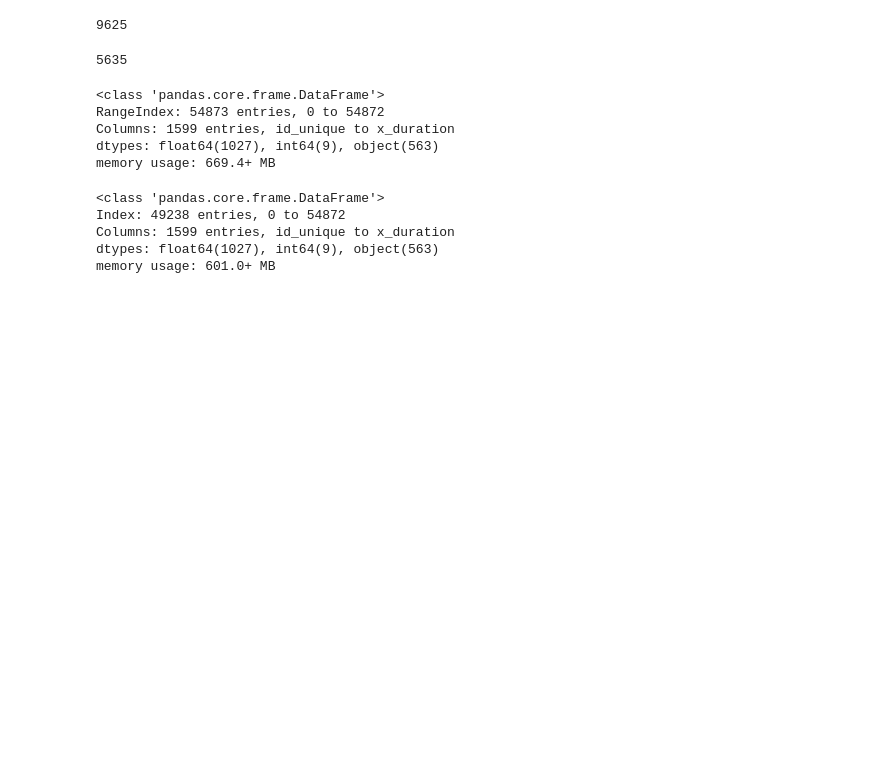
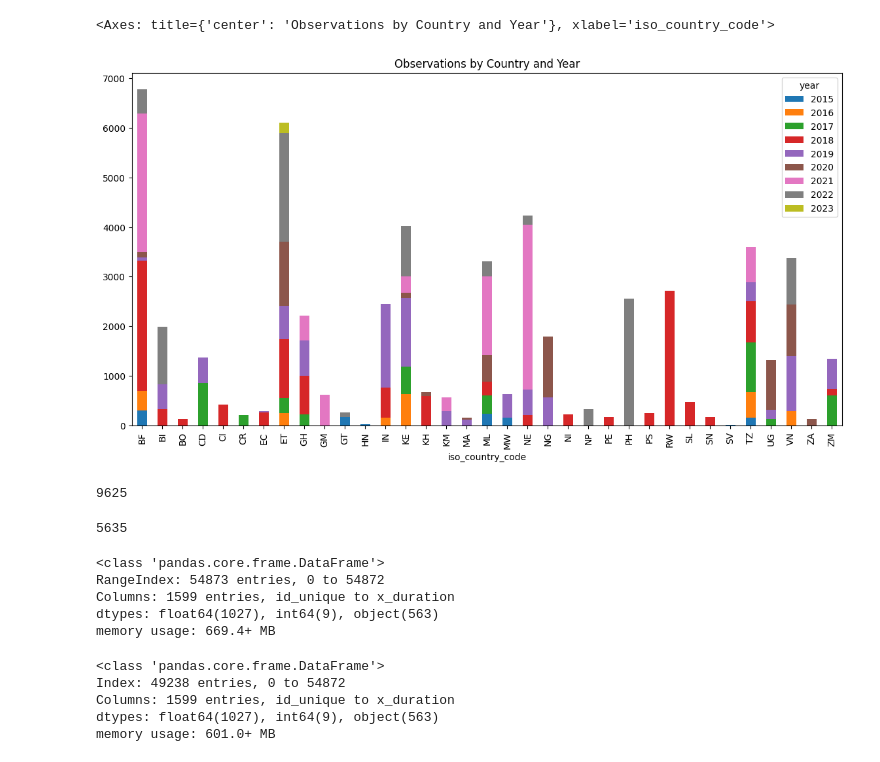
Before and after one commit to ns037/thesis_work_MS_tufts_Nishant, a Jupyter notebook: python-notebook/process_first_week.ipynb, the cells around one changed output. Cells and saved outputs as stored; diff of their text form; code cells hidden in the pictures; blank space fills up the shorter version.

```diff
--- a/python-notebook/process_first_week.ipynb
+++ b/python-notebook/process_first_week.ipynb
@@ -5,3 +10,9 @@ df = pd.read_csv('../data/full_survey_data.csv')
+# %%
+obs_by_country_year = df.groupby(['iso_country_code', 'year']).size().unstack(fill_value=0)
+obs_by_country_year.plot(kind='bar', stacked=True, figsize=(14, 7), title='Observations by Country and Year')
+# %% [output]
+<Axes: title={'center': 'Observations by Country and Year'}, xlabel='iso_country_code'>
+[figure, added]
 # %%
 # null values in crop residue 1
 df['crop_residue_use_1'].isna().sum()
```
Also changed, not shown: parts of 1 cell of this notebook, 7 other files.
